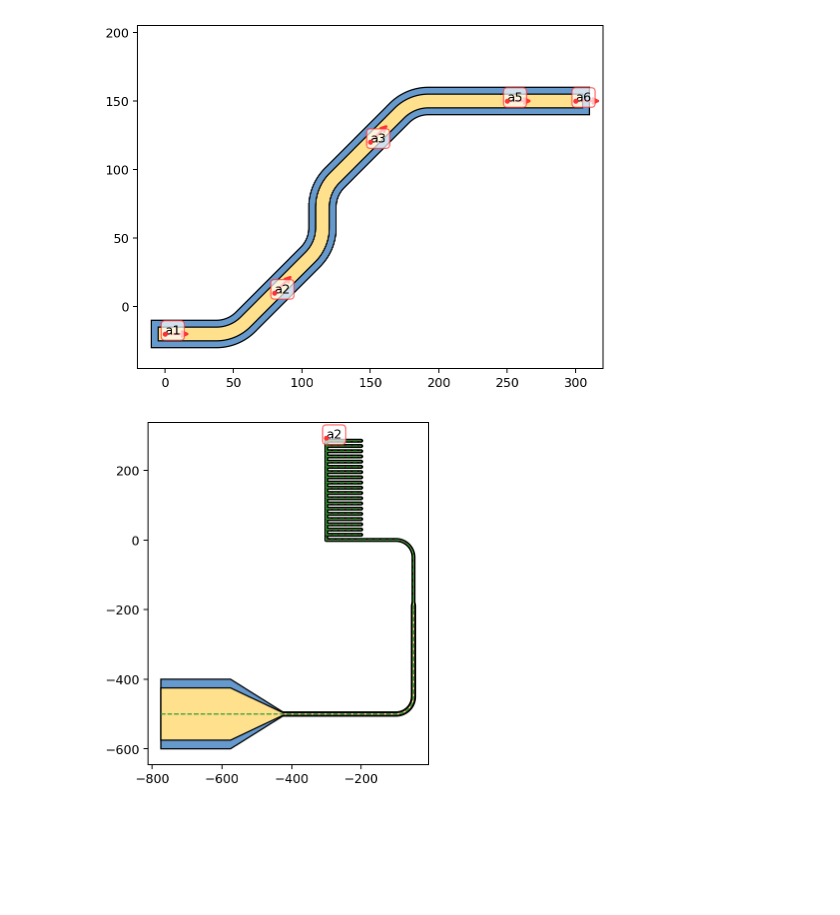
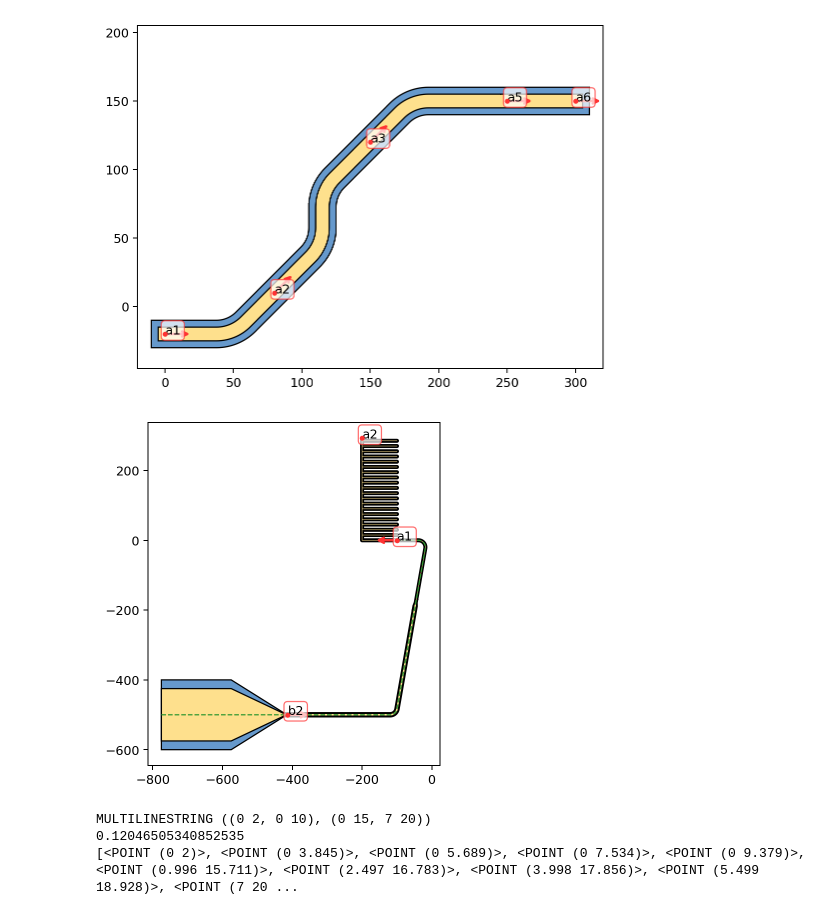
Before and after one commit to eeroqlab/zeroheliumkit, a Jupyter notebook: dev/anchors_test.ipynb, the cells around one changed output. Drawn from its saved outputs; the diff is of its cells as text; code cells hidden in the pictures; blank space fills up the shorter version.

```diff
--- a/dev/anchors_test.ipynb
+++ b/dev/anchors_test.ipynb
@@ -191,7 +191,7 @@ plt.show()
 # %% [output]
 [figure]
 # %%
-route_config = {"radius": 50,
+route_config = {"radius": 20,
                 "num_segments": 21}
 # %%
 uch = uChannelsAngle(length=100,
@@ -201,35 +201,40 @@ uch = uChannelsAngle(length=100,
                     layers={"bottom": 5, "top": 8},
                     alabel=("a1","a2"))
 
 
 ss = SuperStructure(route_config)
 ss.append(uch)
+
 ss.rotate(90)
-ss.moveby((-200, 0))
+ss.moveby((-100, 0))
 
 bonding_pad = Taper(length=150,
                     layers={"bottom": (150, 8), "top": (200, 12)},
                     alabel=("b1", "b2"))
 bonding_pad.moveby((-500, -500))
 
 ss.append(bonding_pad)
-ss.add_anchor(Anchor((-50, -200), 90, "c1"))
+ss.add_anchor(Anchor((-50, -200), 80, "c1"))
+
 tp = Taper(length=10,
             layers={"bottom": (8, 5), "top": (12, 8)},
             alabel=("t1", "t2"))
 ss.append(tp, anchoring=["c1","t1"], direction_snap=True)
 
+
 ss.route(anchors=("b2","t1"), layers={"bottom": 8, "top": 12})
 ss.route(anchors=("t2","a1"), layers={"bottom": 5, "top": 8})
 
-ss.remove_anchor(["b1", "b2", "t1", "t2", "a1", "c1"])
+ss.fix_line()
+
+ss.remove_anchor(["b1", "t1", "t2", "c1"])
 #ss.mirror()
-
+""""""
 fig = plt.figure(1, figsize=SIZE, dpi=90)
 ax = fig.add_subplot(111)
 #set_limits(ax=ax, coor=[-50,-200], dxdy=[40,90])
 ss.plot(ax=ax, layer=["top", "bottom", "anchorsmod", "skeletone"], color=colorlist, draw_direction=True)
 plt.gca().set_aspect('equal')
 plt.show()
 # %% [output]
-[figure, old version]
+[figure, new version]
@@ -235,0 +245,15 @@ plt.show()
+# %%
+line1 = LineString([(0, 2), (0, 10)])
+line2 = LineString([(0, 15), (7, 20)])
+line = linemerge([line1, line2])
+print(line)
+point = Point(0, 4)
+lc = line_locate_point(line, point, normalized=True)
+print(lc)
+
+pts = line_interpolate_point(line, np.linspace(0, 1, num=10), normalized=True).tolist()
+print(pts)
+# %% [output]
+MULTILINESTRING ((0 2, 0 10), (0 15, 7 20))
+0.12046505340852535
+[<POINT (0 2)>, <POINT (0 3.845)>, <POINT (0 5.689)>, <POINT (0 7.534)>, <POINT (0 9.379)>, <POINT (0.996 15.711)>, <POINT (2.497 16.783)>, <POINT (3.998 17.856)>, <POINT (5.499 18.928)>, <POINT (7 20 ...
```
Also changed, not shown: parts of 4 cells of this notebook, 1 other file.
